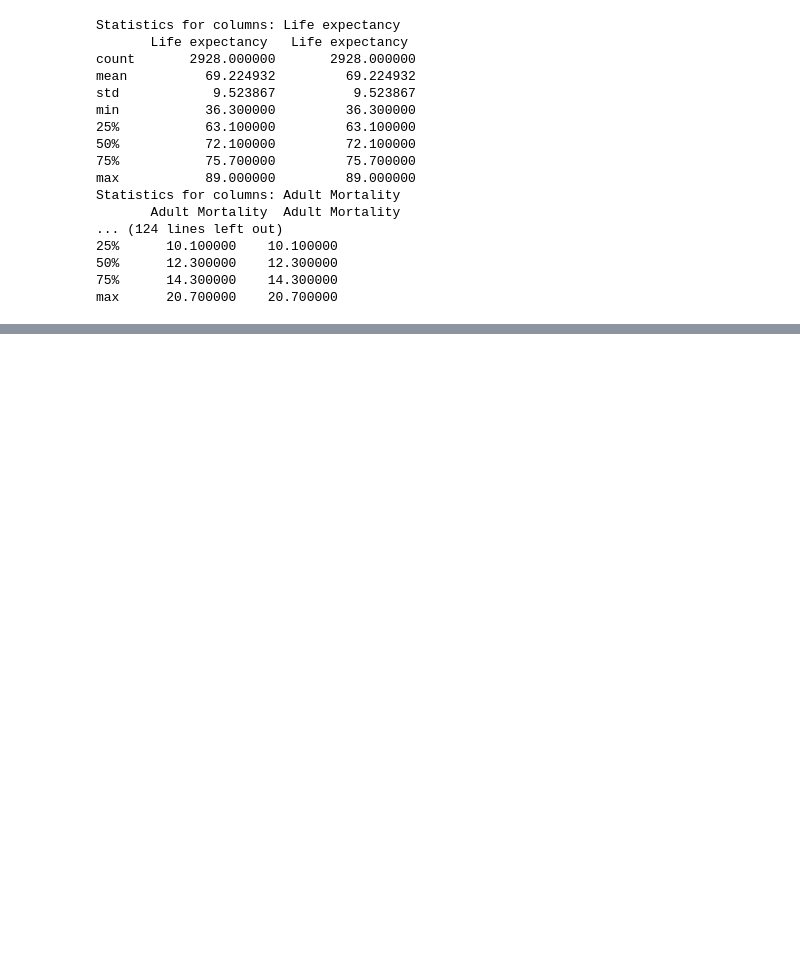
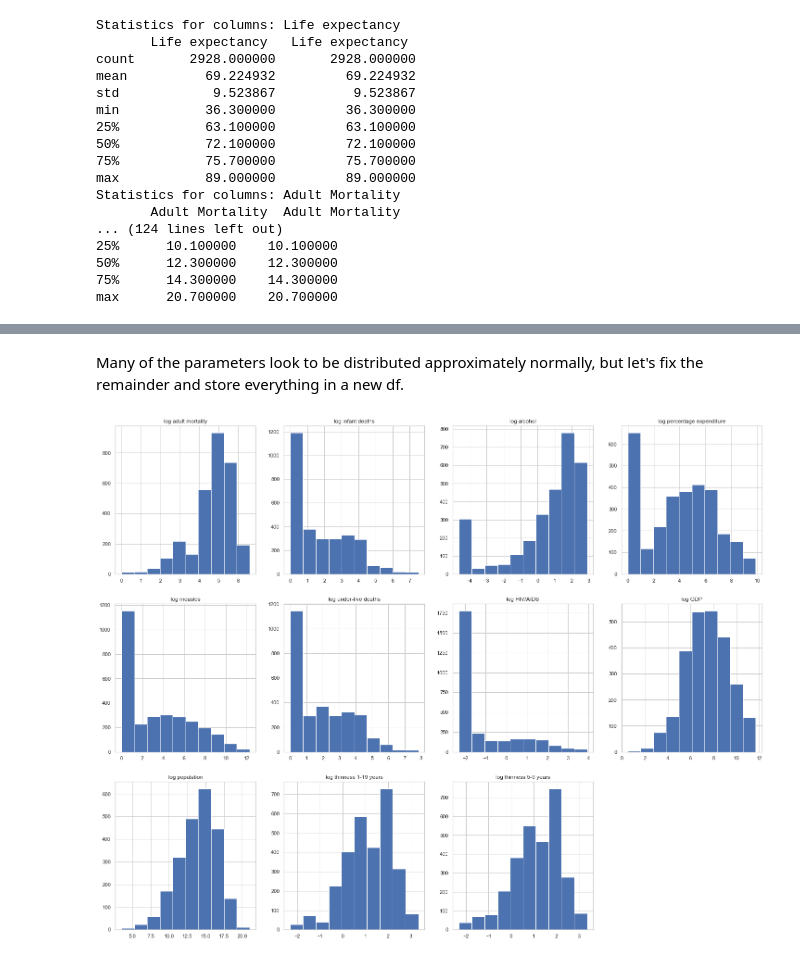
Before and after one commit to johnboy81918/thinkful, a Jupyter notebook: module 17/17 10.ipynb, the cells around one changed output, grey strips where cells are left out. Cells and saved outputs as stored; diff of their text form; code cells hidden in the pictures; blank space fills up the shorter version.

```diff
--- a/module 17/17 10.ipynb
+++ b/module 17/17 10.ipynb
@@ -294,0 +231,52 @@ le2.loc[le2["Country"] == 'Sierra Leone']
+# %% [markdown]
+Many of the parameters look to be distributed approximately normally, but let's fix the remainder and store everything in a new df.
+# %%
+plt.figure(figsize=(25,20))
+
+plt.subplot(3, 4, 1)
+plt.hist(np.log(le2["Adult Mortality"]))
+plt.title("log adult mortality")
+
+plt.subplot(3, 4, 2)
+plt.hist(np.log(le2["infant deaths"] + 1)) # add 1 because there are 0s in the set
+plt.title("log infant deaths")
+
+plt.subplot(3, 4, 3)
+plt.hist(np.log(le2["Alcohol"]))
+plt.title("log alcohol")
+
+plt.subplot(3, 4, 4)
+plt.hist(np.log(le2["percentage expenditure"] + 1))
+plt.title("log percentage expenditure")
+
+plt.subplot(3, 4, 5)
+plt.hist(np.log(le2["Measles "] + 1))
+plt.title("log measles")
+
+plt.subplot(3, 4, 6)
+plt.hist(np.log(le2["under-five deaths "] + 1))
+plt.title("log under-five deaths")
+
+plt.subplot(3, 4, 7)
+plt.hist(np.log(le2[" HIV/AIDS"]))
+plt.title("log HIV/AIDS")
+
+plt.subplot(3, 4, 8)
+plt.hist(np.log(le2["GDP"]))
+plt.title("log GDP")
+
+plt.subplot(3, 4, 9)
+plt.hist(np.log(le2["Population"]))
+plt.title("log population")
+
+plt.subplot(3, 4, 10)
+plt.hist(np.log(le2[" thinness  1-19 years"]))
+plt.title("log thinness 1-19 years")
+
+plt.subplot(3, 4, 11)
+plt.hist(np.log(le2[" thinness 5-9 years"]))
+plt.title("log thinness 5-9 years")
+
+plt.show()
+# %% [output]
+[figure, added]
```
Also changed, not shown: parts of 22 cells of this notebook.
